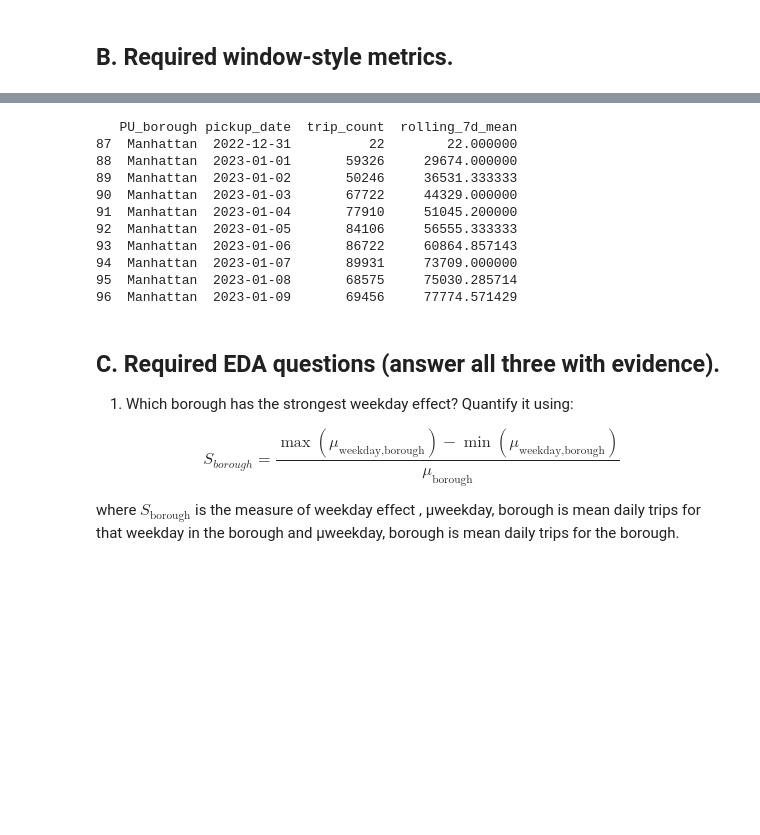
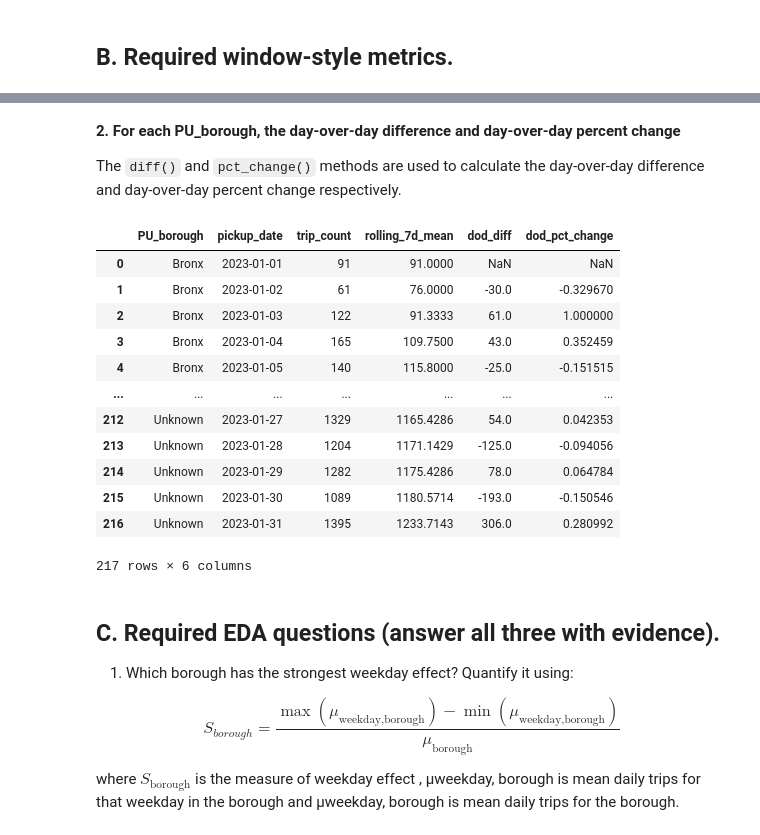
Before and after one commit to LaToyaPaul/COMP6940-A1, a Jupyter notebook: part1_taxi/03_stats_eda_viz.ipynb, the cells around one changed output, grey strips where cells are left out. Cells and saved outputs as stored; diff of their text form; code cells hidden in the pictures; blank space fills up the shorter version.

```diff
--- a/part1_taxi/03_stats_eda_viz.ipynb
+++ b/part1_taxi/03_stats_eda_viz.ipynb
@@ -151,27 +168,35 @@ daily_trip_counts
+# %% [markdown]
+**2. For each PU_borough, the day-over-day difference and day-over-day percent change**
+
+The `diff()` and `pct_change()` methods are used to calculate the day-over-day difference and day-over-day percent change respectively.
 # %%
 # 2. For each PU_borough, the day-over-day difference and day-over-day percent change
-daily_trip_counts["dod_diff"] = daily_trip_counts.groupby("PU_borough")[
-    "trip_count"
-].diff()
+daily_trip_counts["dod_diff"] = (daily_trip_counts
+    .groupby("PU_borough")["trip_count"]
+    .diff()
+)
 
 
-daily_trip_counts["dod_pct_change"] = daily_trip_counts.groupby("PU_borough")[
-    "trip_count"
-].pct_change()
+daily_trip_counts["dod_pct_change"] = (daily_trip_counts
+    .groupby("PU_borough")["trip_count"]
+    .pct_change()
+)
+
+daily_trip_counts
+# %% [output]
+|  | PU_borough | pickup_date | trip_count | rolling_7d_mean | dod_diff | dod_pct_change |
+| 0 | Bronx | 2023-01-01 | 91 | 91.0000 | NaN | NaN |
+| 1 | Bronx | 2023-01-02 | 61 | 76.0000 | -30.0 | -0.329670 |
+| 2 | Bronx | 2023-01-03 | 122 | 91.3333 | 61.0 | 1.000000 |
+| 3 | Bronx | 2023-01-04 | 165 | 109.7500 | 43.0 | 0.352459 |
+| 4 | Bronx | 2023-01-05 | 140 | 115.8000 | -25.0 | -0.151515 |
+| ... | ... | ... | ... | ... | ... | ... |
+| 212 | Unknown | 2023-01-27 | 1329 | 1165.4286 | 54.0 | 0.042353 |
+| 213 | Unknown | 2023-01-28 | 1204 | 1171.1429 | -125.0 | -0.094056 |
+| 214 | Unknown | 2023-01-29 | 1282 | 1175.4286 | 78.0 | 0.064784 |
+| 215 | Unknown | 2023-01-30 | 1089 | 1180.5714 | -193.0 | -0.150546 |
+| 216 | Unknown | 2023-01-31 | 1395 | 1233.7143 | 306.0 | 0.280992 |
+217 rows × 6 columns
-# %%
-print(daily_trip_counts[daily_trip_counts['PU_borough'] == 'Manhattan'].head(10))
-# %% [output]
-   PU_borough pickup_date  trip_count  rolling_7d_mean
-87  Manhattan  2022-12-31          22        22.000000
-88  Manhattan  2023-01-01       59326     29674.000000
-89  Manhattan  2023-01-02       50246     36531.333333
-90  Manhattan  2023-01-03       67722     44329.000000
-91  Manhattan  2023-01-04       77910     51045.200000
-92  Manhattan  2023-01-05       84106     56555.333333
-93  Manhattan  2023-01-06       86722     60864.857143
-94  Manhattan  2023-01-07       89931     73709.000000
-95  Manhattan  2023-01-08       68575     75030.285714
-96  Manhattan  2023-01-09       69456     77774.571429
 # %% [markdown]
 ## C. Required EDA questions (answer all three with evidence).
 
```
Also changed, not shown: parts of 11 cells of this notebook.
